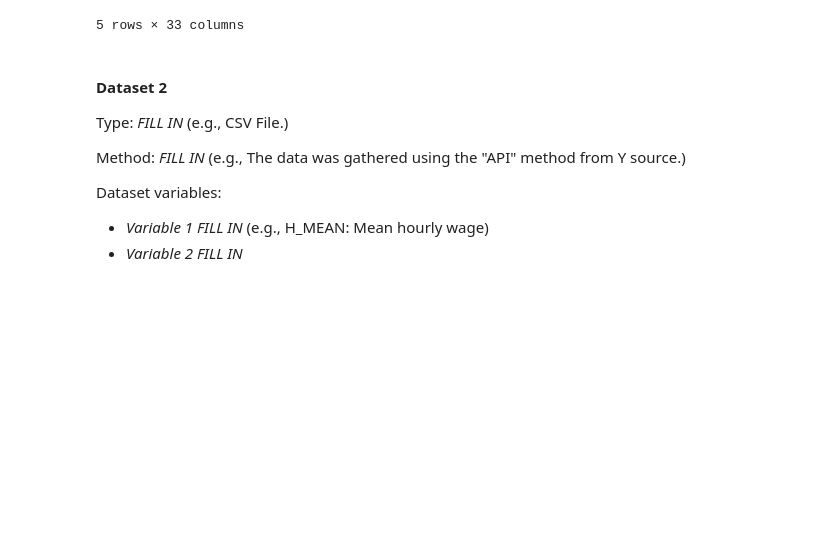
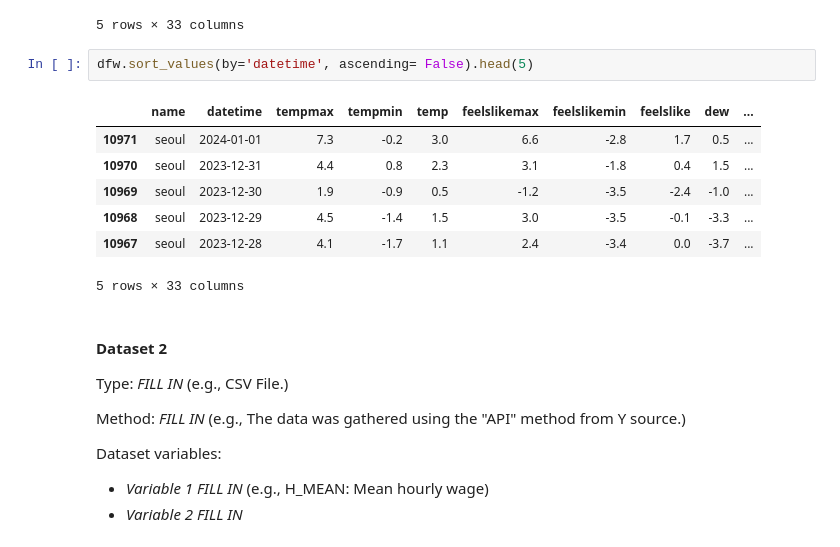
Before and after one commit to kamranalisays/DataAnalyst, a Jupyter notebook: data_wrangling_project_starter.ipynb, the cells around one changed output. Cells and saved outputs as stored; diff of their text form; blank space fills up the shorter version.

```diff
--- a/data_wrangling_project_starter.ipynb
+++ b/data_wrangling_project_starter.ipynb
@@ -91,6 +93,16 @@ dfw.head(5)
 | 3 | seoul | 1994-01-04 | 38.8 | 22.1 | 30.1 | 32.0 | 18.4 | 26.3 | 13.6 | ... |
 | 4 | seoul | 1994-01-05 | 40.0 | 24.0 | 33.1 | 40.0 | 18.5 | 31.0 | 21.7 | ... |
 5 rows × 33 columns
+# %%
+dfw.sort_values(by='datetime', ascending= False).head(5)
+# %% [output]
+|  | name | datetime | tempmax | tempmin | temp | feelslikemax | feelslikemin | feelslike | dew | ... |
+| 10971 | seoul | 2024-01-01 | 7.3 | -0.2 | 3.0 | 6.6 | -2.8 | 1.7 | 0.5 | ... |
+| 10970 | seoul | 2023-12-31 | 4.4 | 0.8 | 2.3 | 3.1 | -1.8 | 0.4 | 1.5 | ... |
+| 10969 | seoul | 2023-12-30 | 1.9 | -0.9 | 0.5 | -1.2 | -3.5 | -2.4 | -1.0 | ... |
+| 10968 | seoul | 2023-12-29 | 4.5 | -1.4 | 1.5 | 3.0 | -3.5 | -0.1 | -3.3 | ... |
+| 10967 | seoul | 2023-12-28 | 4.1 | -1.7 | 1.1 | 2.4 | -3.4 | 0.0 | -3.7 | ... |
+5 rows × 33 columns
 # %% [markdown]
 #### Dataset 2
 
```
Also changed, not shown: parts of 13 cells of this notebook.
